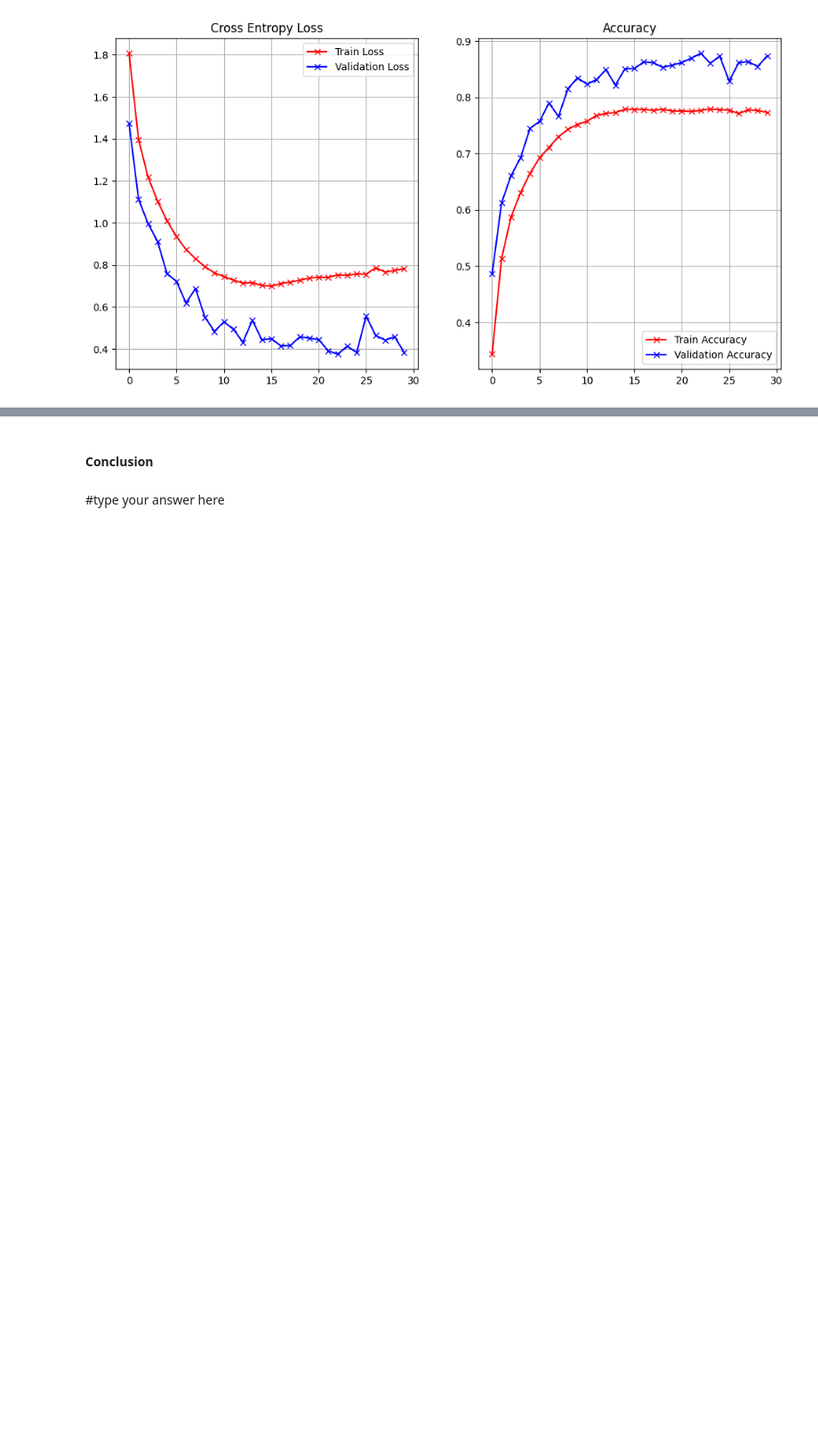
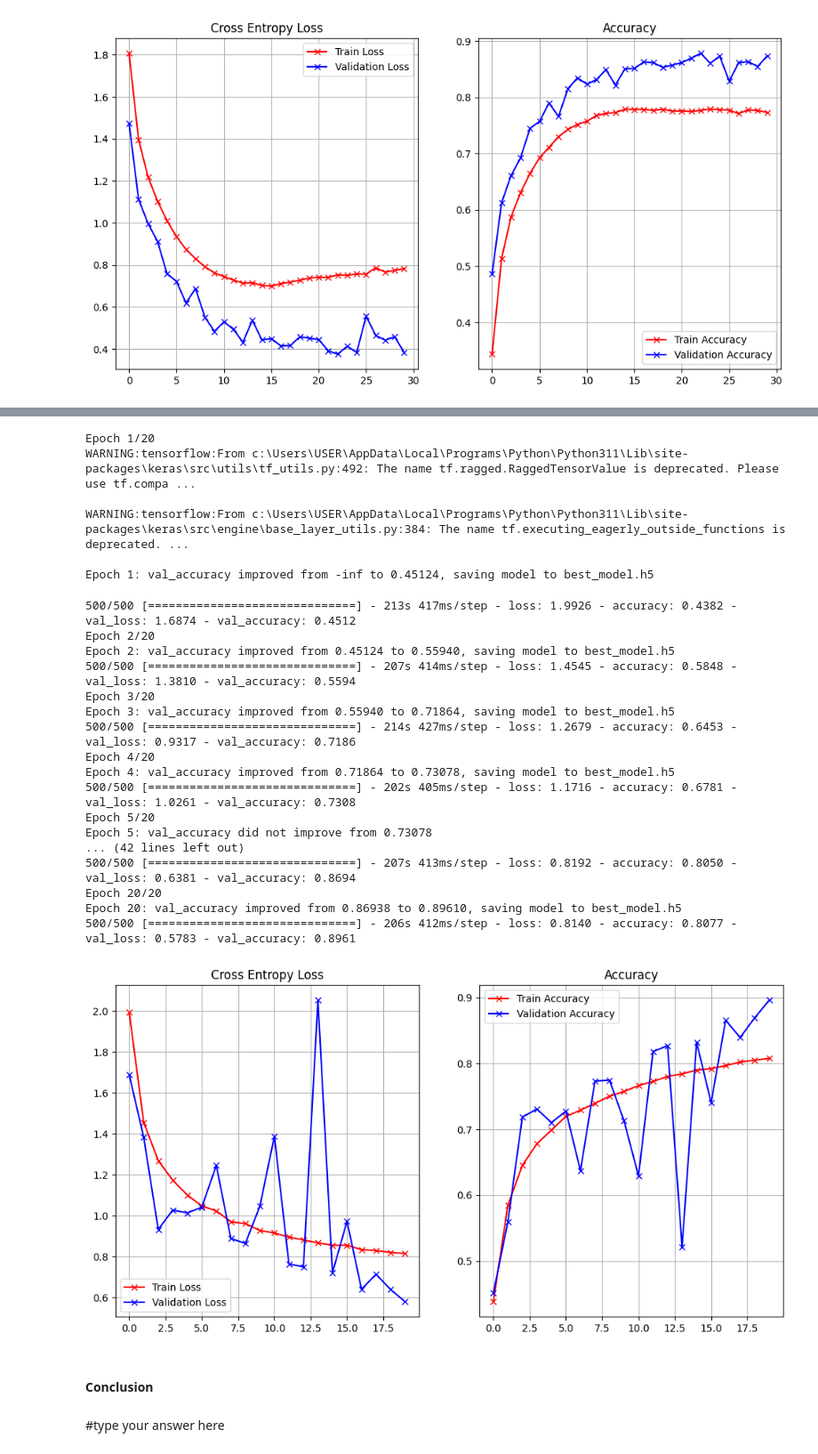
Before and after one commit to qkestacion07/CPE313, a Jupyter notebook: Estacion_Hands_on_Activity_2_1_Convolutional_Neural_Network.ipynb, the cells around one changed output, grey strips where cells are left out. Shown at 89% size. Drawn from its saved outputs; the diff is of its cells as text; code cells hidden in the pictures; blank space fills up the shorter version.

Commit message:
Created model 5

```diff
--- a/Estacion_Hands_on_Activity_2_1_Convolutional_Neural_Network.ipynb
+++ b/Estacion_Hands_on_Activity_2_1_Convolutional_Neural_Network.ipynb
@@ -571,39 +571,47 @@ Epoch 30/30
 1000/1000 [==============================] - 192s 192ms/step - loss: 0.7825 - accuracy: 0.7732 - val_loss: 0.3845 - val_accuracy: 0.8734
 [figure]
 # %%
+
+
 model_5 = Sequential()
 
 #Input
 model_5.add(Input(shape=x_train.shape[1:]))
 
 #Conv1
-model_5.add(Conv2D(32, (5, 5), strides=(1,1), activation='relu'))
+model_5.add(Conv2D(32, (5, 5), strides=(1,1), activation='relu', padding='same', kernel_regularizer=l2(0.0001)))
+model_5.add(BatchNormalization())
 
-#AvePool1
+#MaxPool1
 model_5.add(MaxPooling2D(pool_size=(2,2), strides=(2,2)))
 model_5.add(Dropout(0.25))
 
 #Conv2
-model_5.add(Conv2D(64, (5, 5), strides=(1,1), activation='relu'))
-#Conv3
-model_5.add(Conv2D(128, (5, 5), strides=(1,1), activation='relu'))
+model_5.add(Conv2D(64, (5, 5), strides=(1,1), activation='relu', padding='same', kernel_regularizer=l2(0.0001)))
+model_5.add(BatchNormalization())
 
-#AvePool2
+#MaxPool2
 model_5.add(MaxPooling2D(pool_size=(2,2), strides=(2,2)))
 model_5.add(Dropout(0.25))
 
+#Conv3
+model_5.add(Conv2D(128, (5, 5), strides=(1,1), activation='relu', padding='same', kernel_regularizer=l2(0.0001)))
+model_5.add(BatchNormalization())
+
+#MaxPool3
+model_5.add(MaxPooling2D(pool_size=(2,2)))
+model_5.add(Dropout(0.25))
 
 #Conv4
-model_5.add(Conv2D(128, (5, 5), strides=(1,1), activation='relu'))
+model_5.add(Conv2D(256, (5, 5), strides=(1,1), activation='relu', padding='same', kernel_regularizer=l2(0.0001)))
+model_5.add(BatchNormalization())
+
+#MaxPool4
+model_5.add(MaxPooling2D(pool_size=(2,2), strides=(2,2)))
+model_5.add(Dropout(0.25))
 
 #Flatten
 model_5.add(Flatten())
-
-#Dense
-model_5.add(Dense(64, activation='relu'))
-
-#Dense
-model_5.add(Dense(32, activation='relu'))
 
 #Final Classification
 model_5.add(Dropout(0.5))
@@ -614,30 +640,53 @@ model_5.summary()
 # %%
-from keras.callbacks import EarlyStopping, ModelCheckpoint
-
 early_stopping = EarlyStopping(
     monitor='val_loss',
     patience=5,
     verbose=1,
     restore_best_weights=True)
 
 model_checkpoint = ModelCheckpoint(
     filepath='best_model.h5',
     monitor='val_accuracy',
     save_best_only=True,
     verbose=1)
 
 batch_size = 100
 epoch = 20
 opt = keras.optimizers.RMSprop(learning_rate=0.001)
 
 model_5.compile(loss='categorical_crossentropy',
               optimizer=opt,
               metrics=['accuracy'])
-
+start = time()
 history_5 = model_5.fit(x_train, y_train,
               batch_size=batch_size,
               epochs=epoch,
               validation_data=(x_train, y_train),
               callbacks=[early_stopping, model_checkpoint])
-
+model5_time = time() - start
 plot_loss_accuracy(history_5)
+# %% [output]
+Epoch 1/20
+WARNING:tensorflow:From c:\Users\USER\AppData\Local\Programs\Python\Python311\Lib\site-packages\keras\src\utils\tf_utils.py:492: The name tf.ragged.RaggedTensorValue is deprecated. Please use tf.compa ...
+
+WARNING:tensorflow:From c:\Users\USER\AppData\Local\Programs\Python\Python311\Lib\site-packages\keras\src\engine\base_layer_utils.py:384: The name tf.executing_eagerly_outside_functions is deprecated. ...
+
+Epoch 1: val_accuracy improved from -inf to 0.45124, saving model to best_model.h5
+500/500 [==============================] - 213s 417ms/step - loss: 1.9926 - accuracy: 0.4382 - val_loss: 1.6874 - val_accuracy: 0.4512
+Epoch 2/20
+Epoch 2: val_accuracy improved from 0.45124 to 0.55940, saving model to best_model.h5
+500/500 [==============================] - 207s 414ms/step - loss: 1.4545 - accuracy: 0.5848 - val_loss: 1.3810 - val_accuracy: 0.5594
+Epoch 3/20
+Epoch 3: val_accuracy improved from 0.55940 to 0.71864, saving model to best_model.h5
+500/500 [==============================] - 214s 427ms/step - loss: 1.2679 - accuracy: 0.6453 - val_loss: 0.9317 - val_accuracy: 0.7186
+Epoch 4/20
+Epoch 4: val_accuracy improved from 0.71864 to 0.73078, saving model to best_model.h5
+500/500 [==============================] - 202s 405ms/step - loss: 1.1716 - accuracy: 0.6781 - val_loss: 1.0261 - val_accuracy: 0.7308
+Epoch 5/20
+Epoch 5: val_accuracy did not improve from 0.73078
+... (42 lines left out)
+500/500 [==============================] - 207s 413ms/step - loss: 0.8192 - accuracy: 0.8050 - val_loss: 0.6381 - val_accuracy: 0.8694
+Epoch 20/20
+Epoch 20: val_accuracy improved from 0.86938 to 0.89610, saving model to best_model.h5
+500/500 [==============================] - 206s 412ms/step - loss: 0.8140 - accuracy: 0.8077 - val_loss: 0.5783 - val_accuracy: 0.8961
+[figure, added]
```
Also changed, not shown: parts of 3 cells of this notebook, 1 other file.
